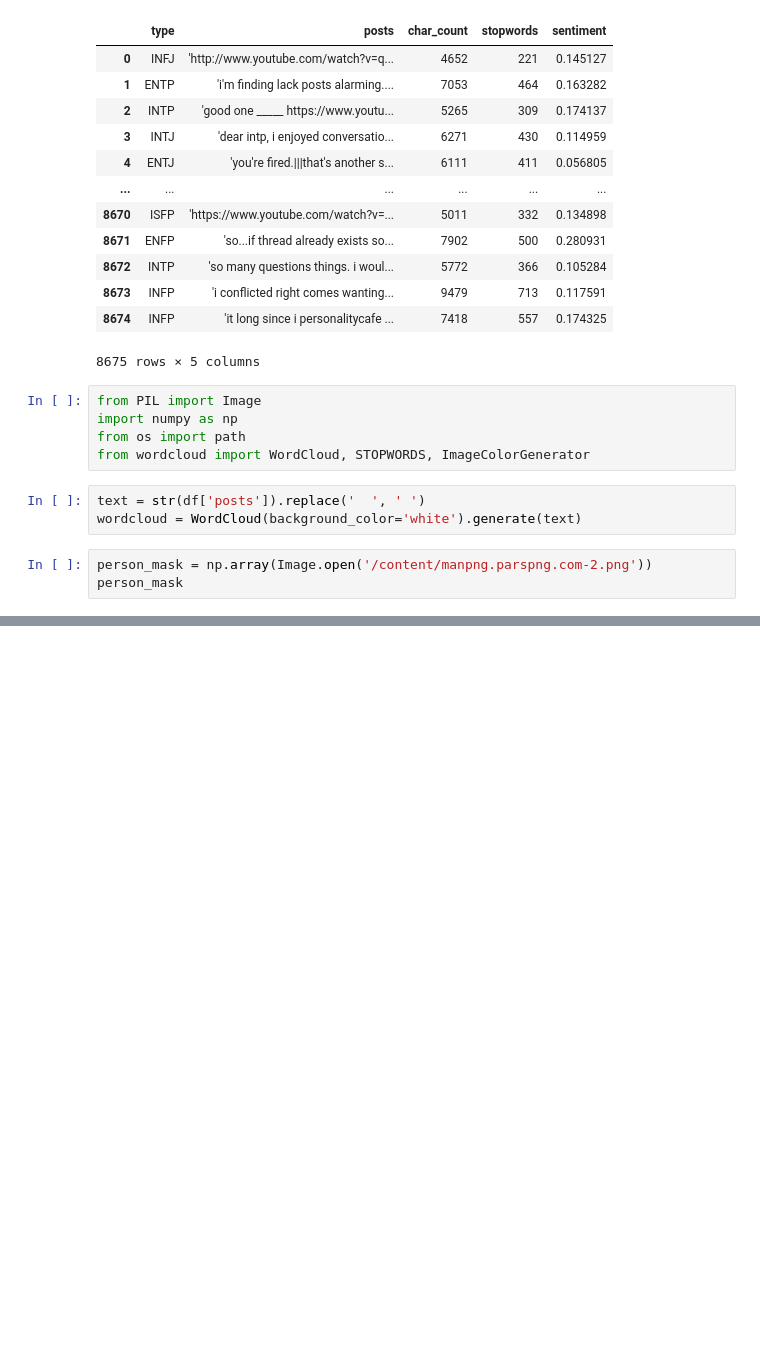
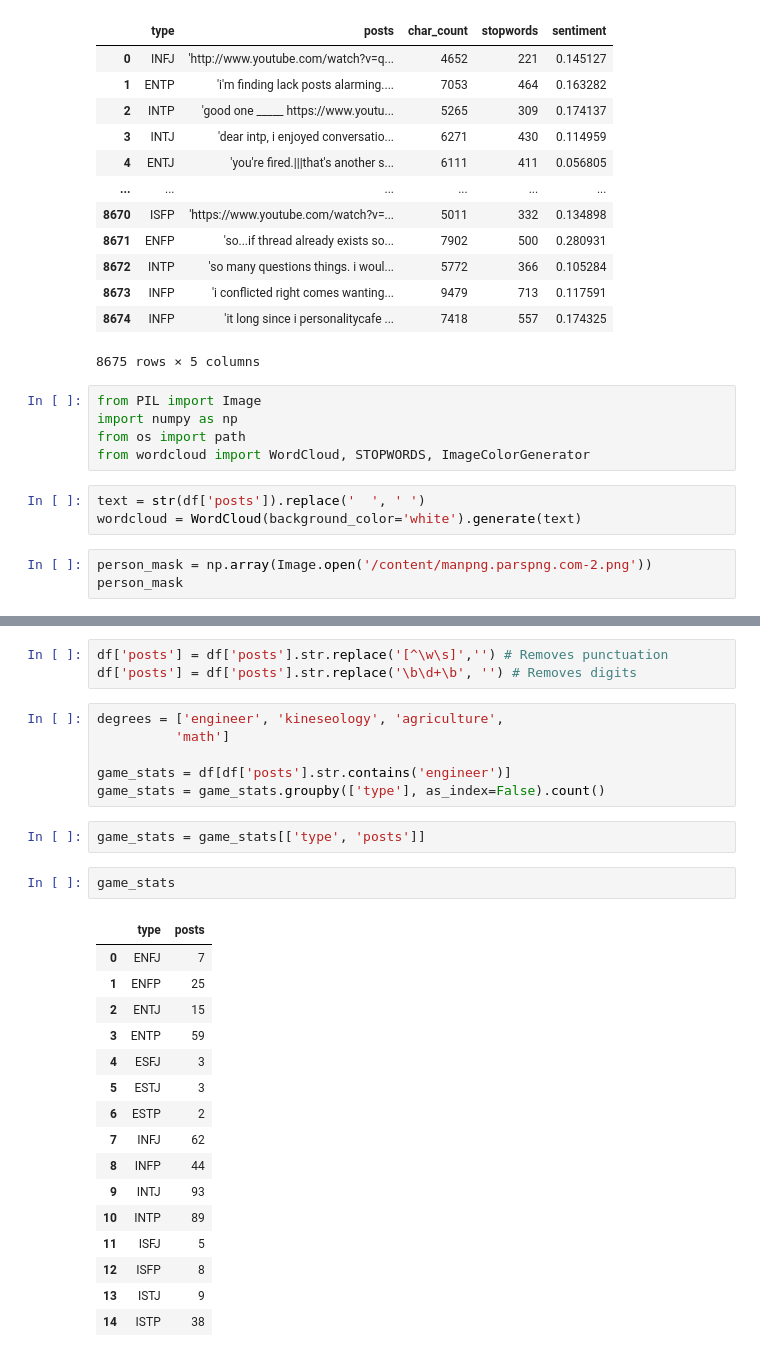
Before and after one commit to mmartin46/Data_Science_Research, a Jupyter notebook: MBTIScores.ipynb, the cells around one changed output, grey strips where cells are left out. Drawn from its saved outputs; the diff is of its cells as text; blank space fills up the shorter version.

```diff
--- a/MBTIScores.ipynb
+++ b/MBTIScores.ipynb
@@ -204,0 +221,30 @@ plt.show()
+# %%
+df['posts'] = df['posts'].str.replace('[^\w\s]','') # Removes punctuation
+df['posts'] = df['posts'].str.replace('\b\d+\b', '') # Removes digits
+# %%
+degrees = ['engineer', 'kineseology', 'agriculture',
+          'math']
+
+game_stats = df[df['posts'].str.contains('engineer')]
+game_stats = game_stats.groupby(['type'], as_index=False).count()
+# %%
+game_stats = game_stats[['type', 'posts']]
+# %%
+game_stats
+# %% [output]
+|  | type | posts |
+| 0 | ENFJ | 7 |
+| 1 | ENFP | 25 |
+| 2 | ENTJ | 15 |
+| 3 | ENTP | 59 |
+| 4 | ESFJ | 3 |
+| 5 | ESTJ | 3 |
+| 6 | ESTP | 2 |
+| 7 | INFJ | 62 |
+| 8 | INFP | 44 |
+| 9 | INTJ | 93 |
+| 10 | INTP | 89 |
+| 11 | ISFJ | 5 |
+| 12 | ISFP | 8 |
+| 13 | ISTJ | 9 |
+| 14 | ISTP | 38 |
```
Also changed, not shown: parts of 7 cells of this notebook.
